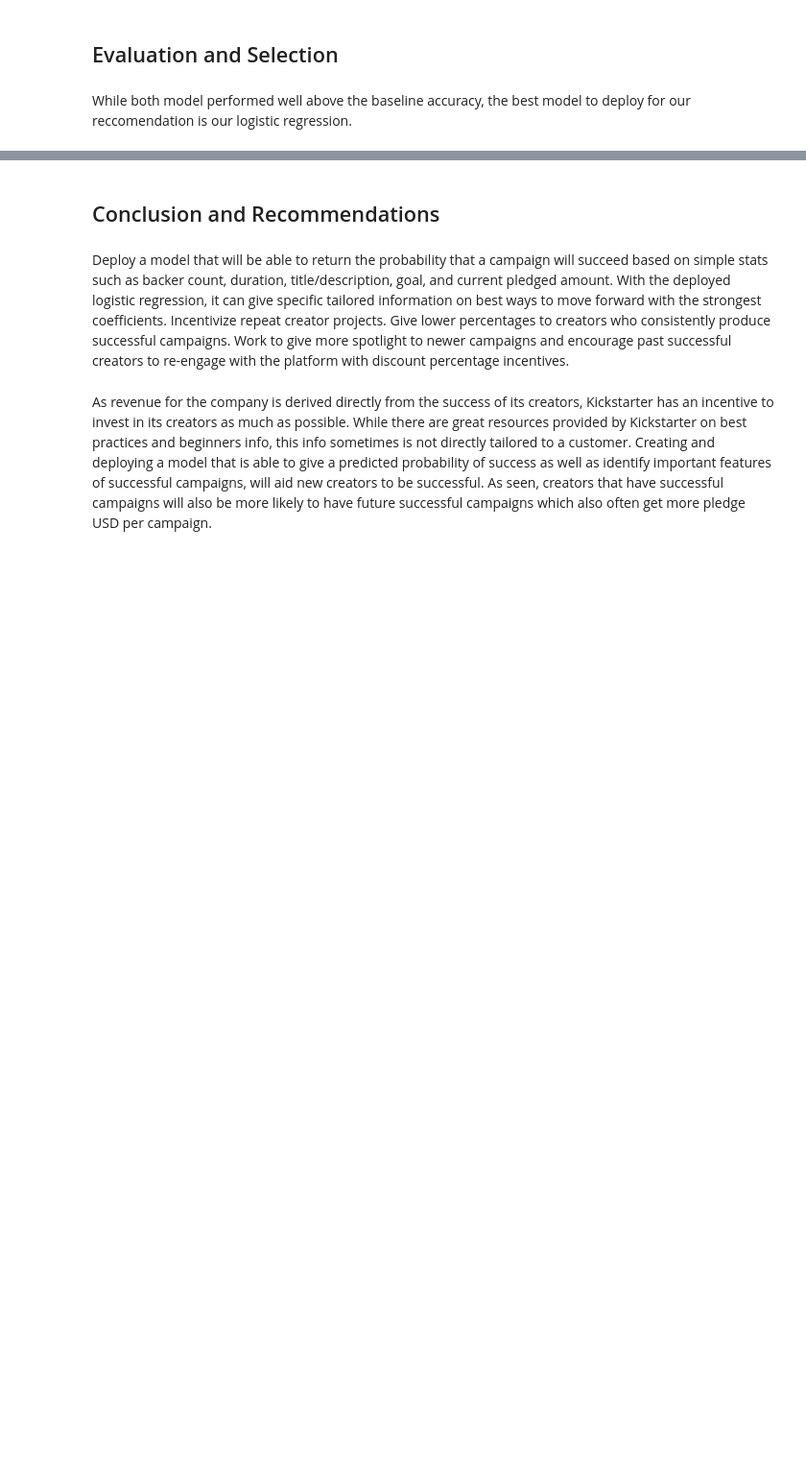
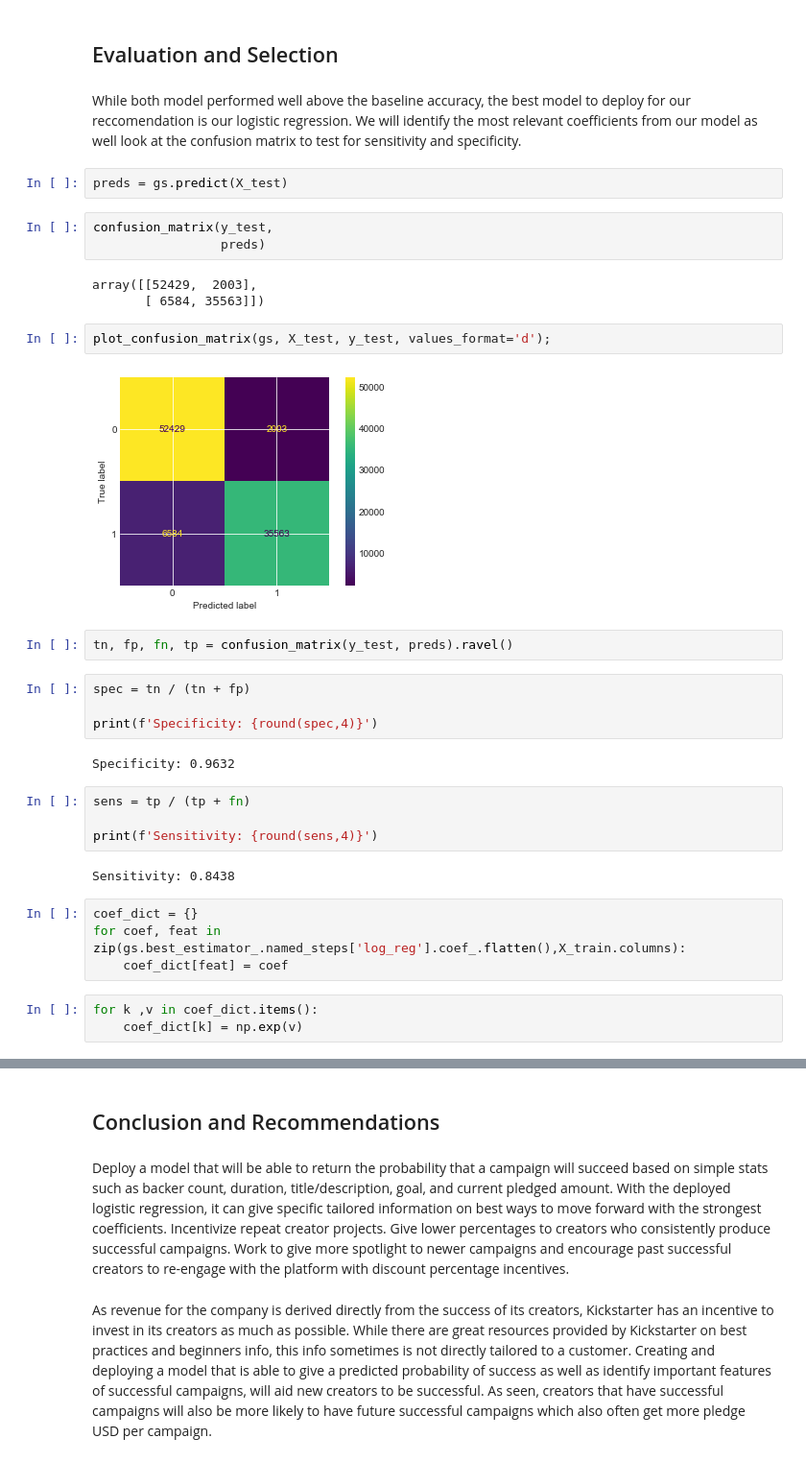
Before and after one commit to atTlr/kickstarter_campaigns, a Jupyter notebook: code/total.ipynb, the cells around one changed output, grey strips where cells are left out. Shown at 96% size. Drawn from its saved outputs; the diff is of its cells as text; blank space fills up the shorter version.

Commit message:
confusion matrix and coefs

```diff
--- a/code/total.ipynb
+++ b/code/total.ipynb
@@ -379,4 +380,37 @@ rf_coef_dict['backers']
 # %% [markdown]
 ## Evaluation and Selection
 # %% [markdown]
-While both model performed well above the baseline accuracy, the best model to deploy for our reccomendation is our logistic regression.
+While both model performed well above the baseline accuracy, the best model to deploy for our reccomendation is our logistic regression. We will identify the most relevant coefficients from our model as well look at the confusion matrix to test for sensitivity and specificity.
+# %%
+preds = gs.predict(X_test)
+# %%
+confusion_matrix(y_test,
+                 preds)
+# %% [output]
+array([[52429,  2003],
+       [ 6584, 35563]])
+# %%
+plot_confusion_matrix(gs, X_test, y_test, values_format='d');
+# %% [output]
+[figure, added]
+# %%
+tn, fp, fn, tp = confusion_matrix(y_test, preds).ravel()
+# %%
+spec = tn / (tn + fp)
+
+print(f'Specificity: {round(spec,4)}')
+# %% [output]
+Specificity: 0.9632
+# %%
+sens = tp / (tp + fn)
+
+print(f'Sensitivity: {round(sens,4)}')
+# %% [output]
+Sensitivity: 0.8438
+# %%
+coef_dict = {}
+for coef, feat in zip(gs.best_estimator_.named_steps['log_reg'].coef_.flatten(),X_train.columns):
+    coef_dict[feat] = coef
+# %%
+for k ,v in coef_dict.items():
+    coef_dict[k] = np.exp(v)
```
Also changed, not shown: parts of 17 cells of this notebook.
